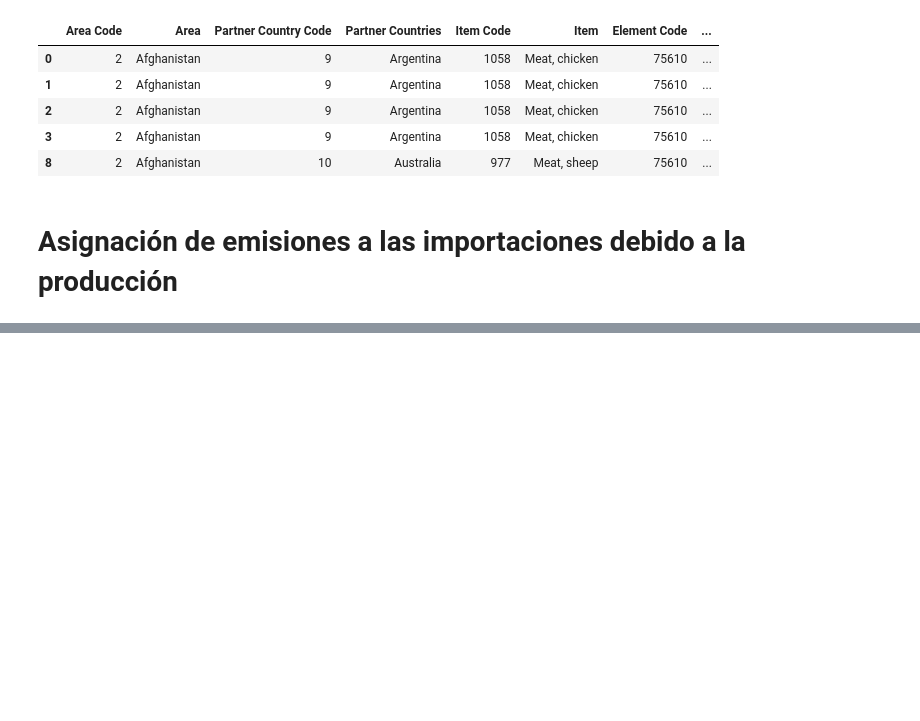
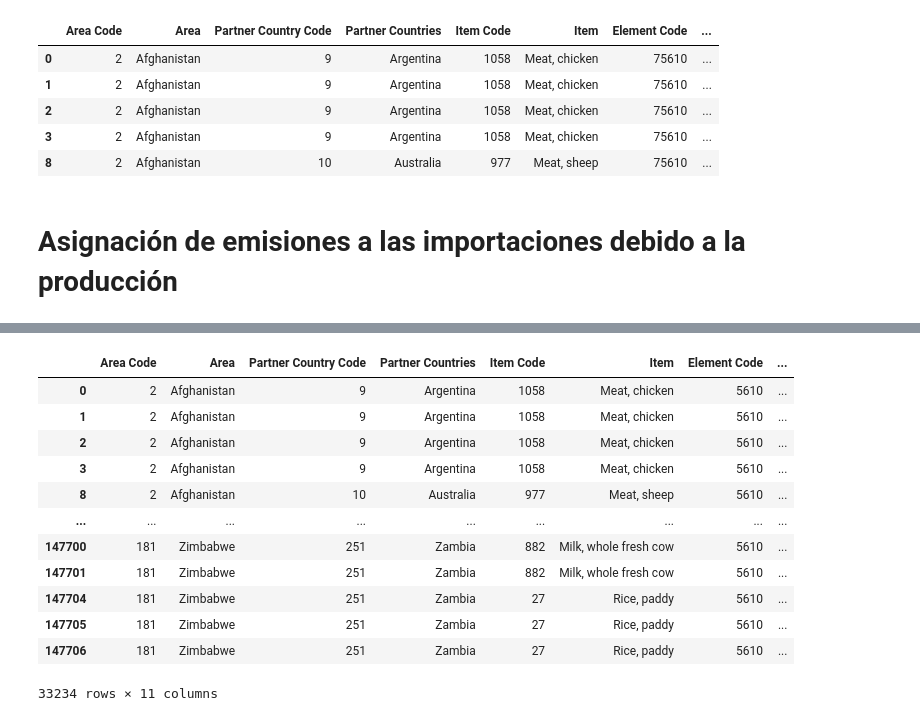
Before and after one commit to Rodrixx05/fao-project, a Jupyter notebook: notebook_fao_analysis.ipynb, the cells around one changed output, grey strips where cells are left out. Drawn from its saved outputs; the diff is of its cells as text; code cells hidden in the pictures; blank space fills up the shorter version.

```diff
--- a/notebook_fao_analysis.ipynb
+++ b/notebook_fao_analysis.ipynb
@@ -2030,0 +2033,4 @@ df_emisiones_importaciones = df_final[df_final['Element'].isin(['Emissions Inten
+# %%
+df_importaciones.drop(idx_importaciones_totales, inplace = True)
+# %%
+df_intensidad_emisiones = df_final[df_final['Element'] == 'Emissions intensity'][['Area Code', 'Item Code', 'Year', 'Value']]
@@ -2030,0 +2055,28 @@ df_emisiones_importaciones = df_final[df_final['Element'].isin(['Emissions Inten
+# %%
+def emisiones_por_produccion(serie):
+    idx_intensidad_emisiones = df_intensidad_emisiones[(df_intensidad_emisiones['Area Code'] == serie['Partner Country Code']) & (df_intensidad_emisiones['Item Code'] == serie['Item Code']) & (df_intensidad_emisiones['Year'] == serie['Year'])].index
+    if len(idx_intensidad_emisiones) == 0:
+        df_media_intensidad_emisiones = df_intensidad_emisiones.groupby(['Item Code', 'Year']).get_group((serie['Item Code'], serie['Year']))
+        media_intensidad_emisiones = df_media_intensidad_emisiones['Value'].mean()
+        serie.loc['Value'] = serie.loc['Value'] * media_intensidad_emisiones
+    else:
+        serie.loc['Value'] = serie.loc['Value'] * df_intensidad_emisiones.loc[idx_intensidad_emisiones, 'Value'].item()
+    return serie
+# %%
+df_emisiones_importaciones = df_importaciones.apply(emisiones_por_produccion, axis = 1)
+# %%
+df_emisiones_importaciones
+# %% [output]
+|  | Area Code | Area | Partner Country Code | Partner Countries | Item Code | Item | Element Code | ... |
+| 0 | 2 | Afghanistan | 9 | Argentina | 1058 | Meat, chicken | 5610 | ... |
+| 1 | 2 | Afghanistan | 9 | Argentina | 1058 | Meat, chicken | 5610 | ... |
+| 2 | 2 | Afghanistan | 9 | Argentina | 1058 | Meat, chicken | 5610 | ... |
+| 3 | 2 | Afghanistan | 9 | Argentina | 1058 | Meat, chicken | 5610 | ... |
+| 8 | 2 | Afghanistan | 10 | Australia | 977 | Meat, sheep | 5610 | ... |
+| ... | ... | ... | ... | ... | ... | ... | ... | ... |
+| 147700 | 181 | Zimbabwe | 251 | Zambia | 882 | Milk, whole fresh cow | 5610 | ... |
+| 147701 | 181 | Zimbabwe | 251 | Zambia | 882 | Milk, whole fresh cow | 5610 | ... |
+| 147704 | 181 | Zimbabwe | 251 | Zambia | 27 | Rice, paddy | 5610 | ... |
+| 147705 | 181 | Zimbabwe | 251 | Zambia | 27 | Rice, paddy | 5610 | ... |
+| 147706 | 181 | Zimbabwe | 251 | Zambia | 27 | Rice, paddy | 5610 | ... |
+33234 rows × 11 columns
```
Also changed, not shown: parts of 10 cells of this notebook.
